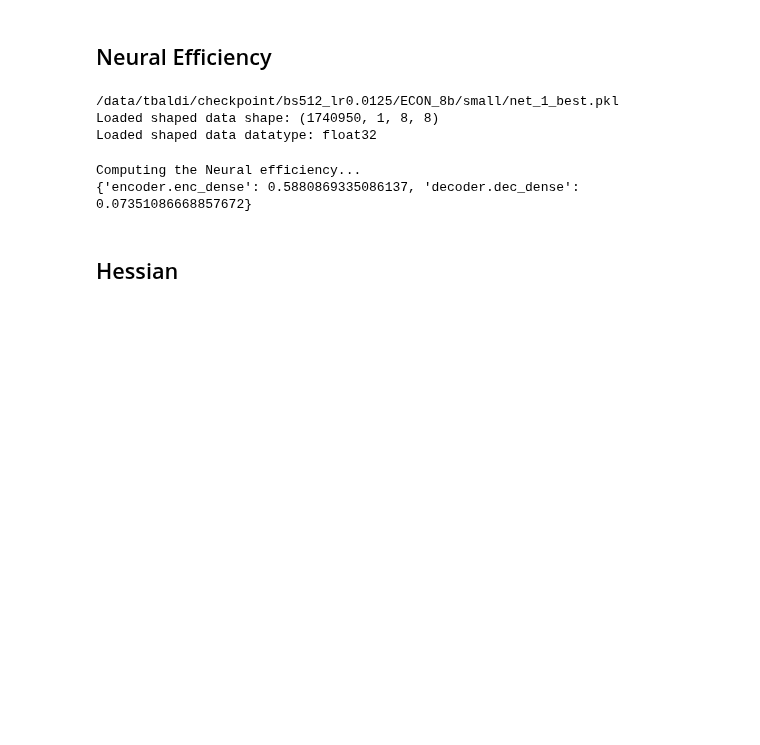
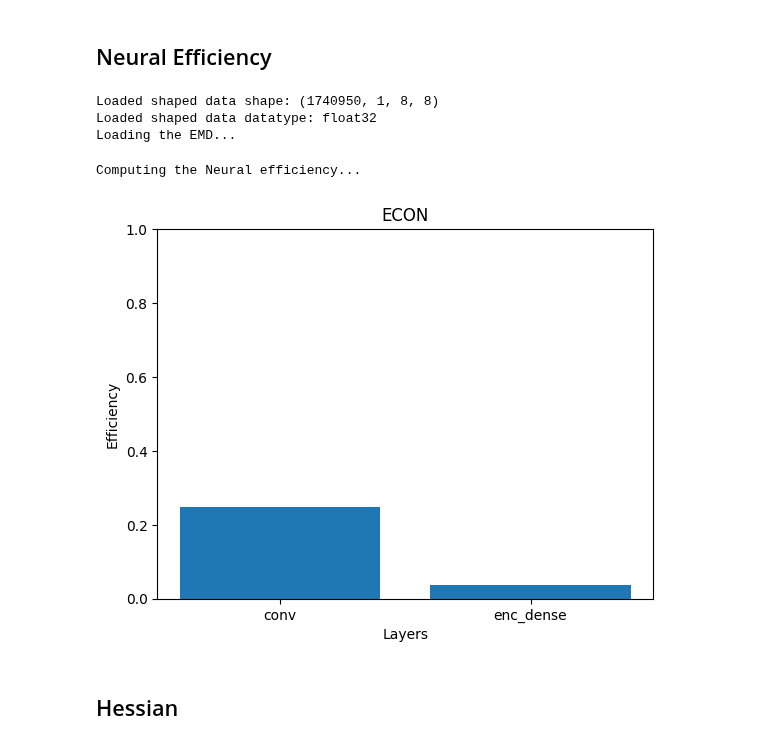
Before and after one commit to Vis4SciML/loss_landscape_taxonomy, a Jupyter notebook: workspace/notebooks/metric_analysis.ipynb, the cells around one changed output. Drawn from its saved outputs; the diff is of its cells as text; code cells hidden in the pictures; blank space fills up the shorter version.

Commit message:
fix a bug in the neural efficency computation and repo cleaning

```diff
--- a/workspace/notebooks/metric_analysis.ipynb
+++ b/workspace/notebooks/metric_analysis.ipynb
@@ -223,17 +233,41 @@ average CKA: 0.4556054124171144
 ## Neural Efficiency
 # %%
 model = load_model(base_path, 512, 0.0125, 8, 'small')
-data_module = get_data_module(512)
+data_module = get_data_module(1)
+emd = compute_EMD(512, 0.0125, 'small', 8)
 # %% [output]
-/data/tbaldi/checkpoint/bs512_lr0.0125/ECON_8b/small/net_1_best.pkl
 Loaded shaped data shape: (1740950, 1, 8, 8)
 Loaded shaped data datatype: float32
+Loading the EMD...
 # %%
-metric = NeuralEfficiency(model, data_module.test_dataloader())
-result = metric.compute()
+metric = NeuralEfficiency(model.encoder, data_module.test_dataloader(), performance=emd)
+result = metric.compute(beta=0.5)
+
+result
 # %% [output]
 Computing the Neural efficiency...
-{'encoder.enc_dense': 0.5880869335086137, 'decoder.dec_dense': 0.07351086668857672}
+# %%
+def plot_neural_efficiency_per_layer(neural_efficiency_values,
+                                     title,
+                                     x_label='Layers',
+                                     y_label='Efficiency'):
+    # Create a heatmap
+    plt.bar(neural_efficiency_values.keys(),
+            neural_efficiency_values.values())
+
+    plt.ylim(0, 1)
+
+    plt.xlabel(x_label)
+    plt.ylabel(y_label)
+    plt.title(title)
+
+    # Display the plot
+    plt.show()
+
+
+plot_neural_efficiency_per_layer(result['layers_efficiency'], 'ECON')
+# %% [output]
+[figure, added]
 # %% [markdown]
 ## Hessian
 # %%
```
Also changed, not shown: parts of 5 cells of this notebook, 50 other files.
